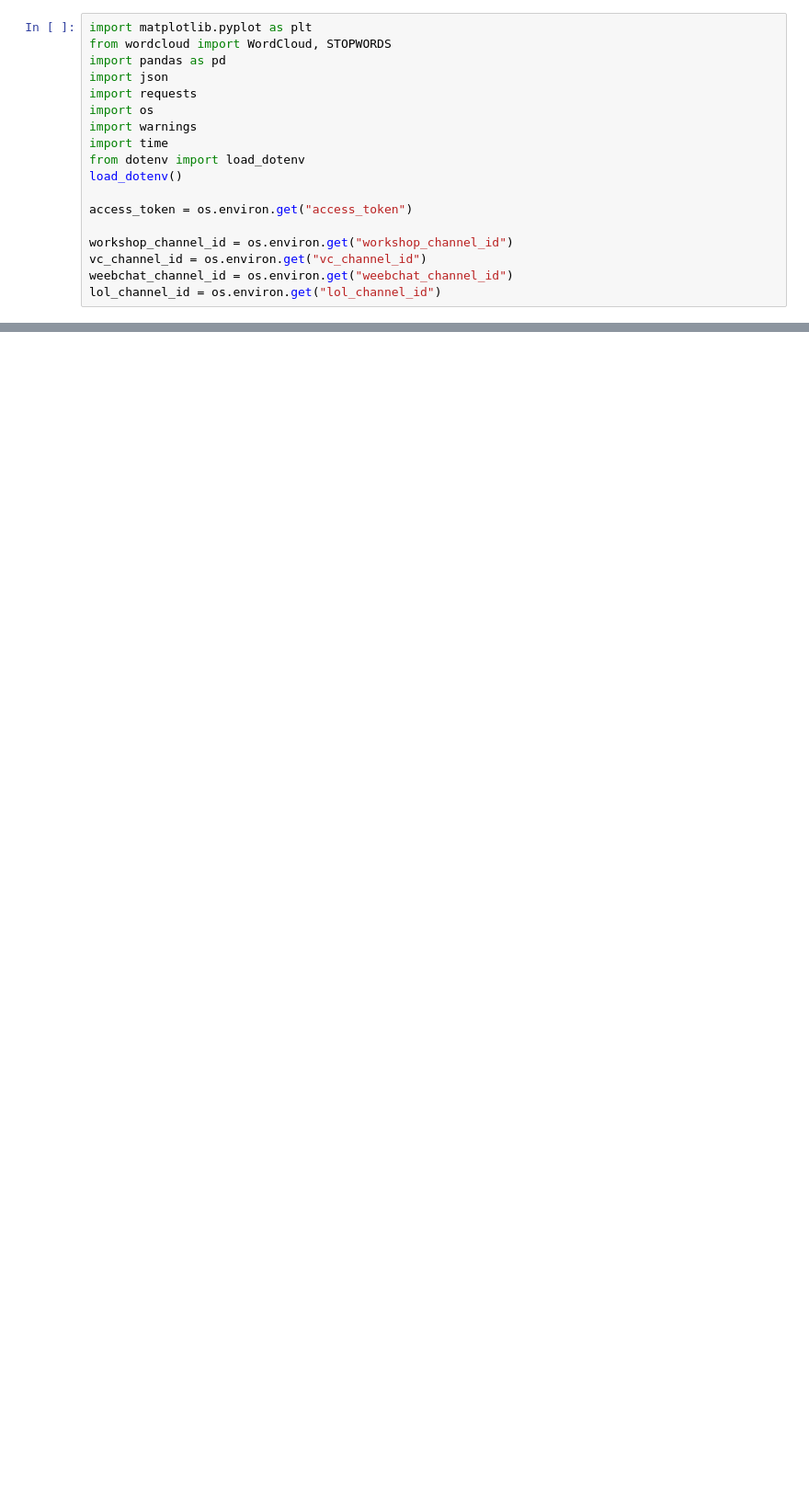
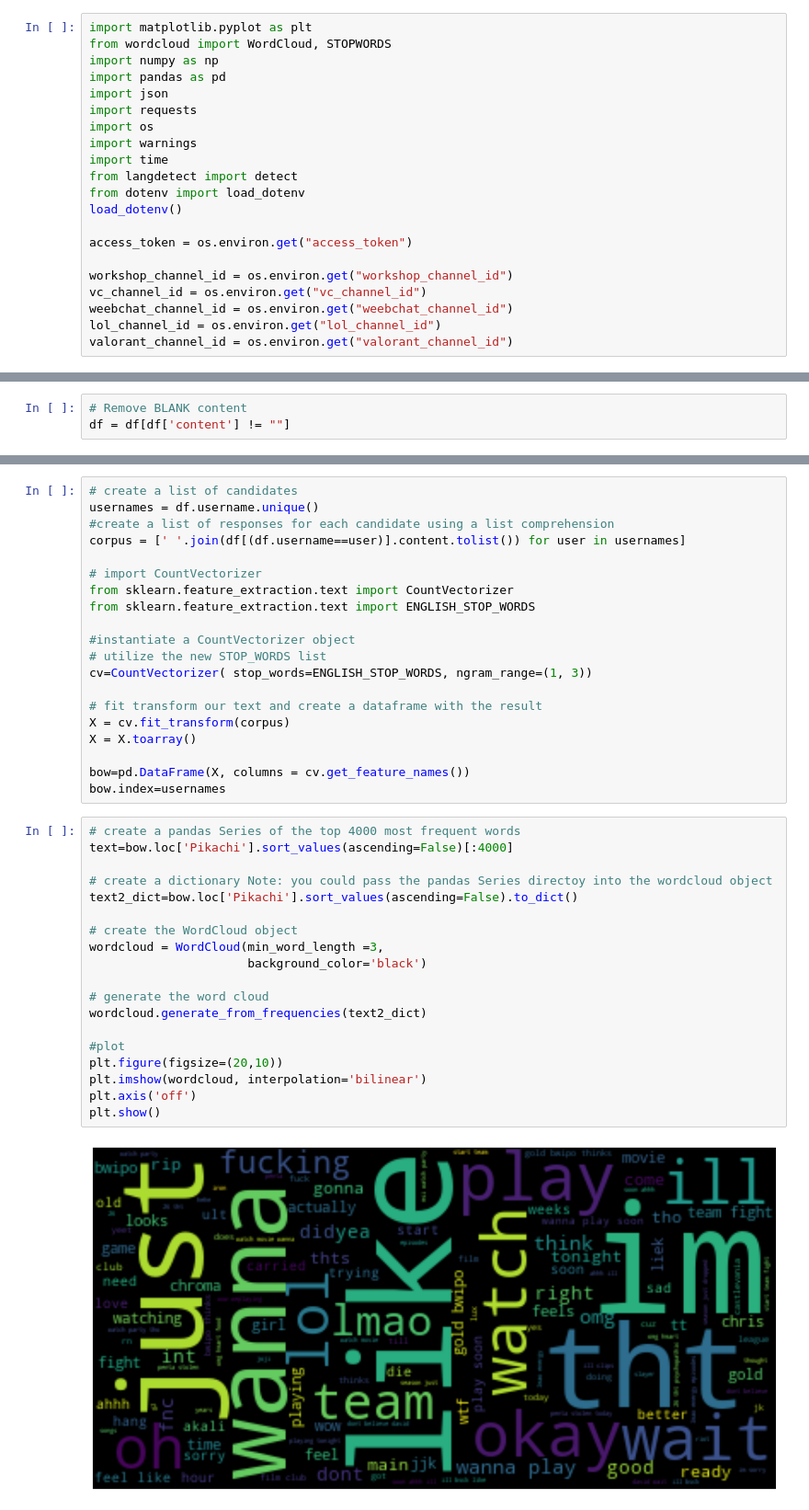
Before and after one commit to juliewang2020/discord_wordcloud, a Jupyter notebook: discord_wordclouds.ipynb, the cells around one changed output, grey strips where cells are left out. Shown: that part at 92% size. Saved outputs shown, nothing was run; the diff lists cells and outputs as text; blank space fills up the shorter version.

```diff
--- a/discord_wordclouds.ipynb
+++ b/discord_wordclouds.ipynb
@@ -3,12 +3,14 @@
 # %%
 import matplotlib.pyplot as plt
 from wordcloud import WordCloud, STOPWORDS
+import numpy as np
 import pandas as pd
 import json
 import requests
 import os
 import warnings
 import time
+from langdetect import detect
 from dotenv import load_dotenv
 load_dotenv()
 
@@ -18,6 +20,7 @@ workshop_channel_id = os.environ.get("workshop_channel_id")
 vc_channel_id = os.environ.get("vc_channel_id")
 weebchat_channel_id = os.environ.get("weebchat_channel_id")
 lol_channel_id = os.environ.get("lol_channel_id")
+valorant_channel_id = os.environ.get("valorant_channel_id")
 # %%
 def jsonToDataframe(messages_json, channel_name):
     timestamps = []
@@ -127,0 +133,3 @@ workshop_df3['username'].unique()
+# %%
+# Remove BLANK content
+df = df[df['content'] != ""]
@@ -127,0 +156,41 @@ workshop_df3['username'].unique()
+# %%
+# create a list of candidates
+usernames = df.username.unique()
+#create a list of responses for each candidate using a list comprehension
+corpus = [' '.join(df[(df.username==user)].content.tolist()) for user in usernames]
+
+# import CountVectorizer
+from sklearn.feature_extraction.text import CountVectorizer
+from sklearn.feature_extraction.text import ENGLISH_STOP_WORDS
+
+#instantiate a CountVectorizer object
+# utilize the new STOP_WORDS list
+cv=CountVectorizer( stop_words=ENGLISH_STOP_WORDS, ngram_range=(1, 3))
+
+# fit transform our text and create a dataframe with the result
+X = cv.fit_transform(corpus)
+X = X.toarray()
+
+bow=pd.DataFrame(X, columns = cv.get_feature_names())
+bow.index=usernames
+# %%
+# create a pandas Series of the top 4000 most frequent words
+text=bow.loc['Pikachi'].sort_values(ascending=False)[:4000]
+
+# create a dictionary Note: you could pass the pandas Series directoy into the wordcloud object
+text2_dict=bow.loc['Pikachi'].sort_values(ascending=False).to_dict()
+
+# create the WordCloud object
+wordcloud = WordCloud(min_word_length =3,
+                      background_color='black')
+
+# generate the word cloud
+wordcloud.generate_from_frequencies(text2_dict)
+
+#plot
+plt.figure(figsize=(20,10))
+plt.imshow(wordcloud, interpolation='bilinear')
+plt.axis('off')
+plt.show()
+# %% [output]
+[figure, added]
```
Also changed, not shown: parts of 16 cells of this notebook.
